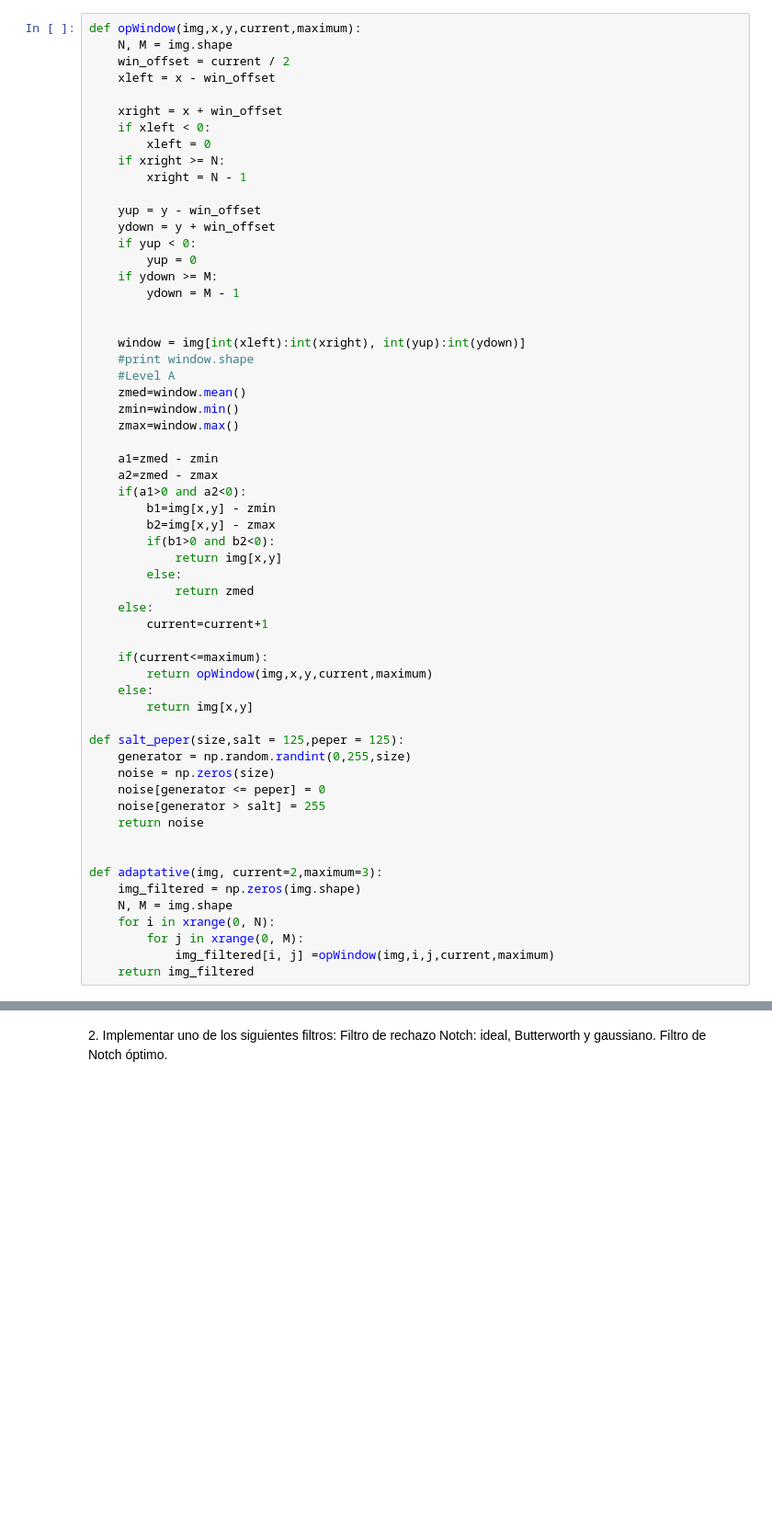
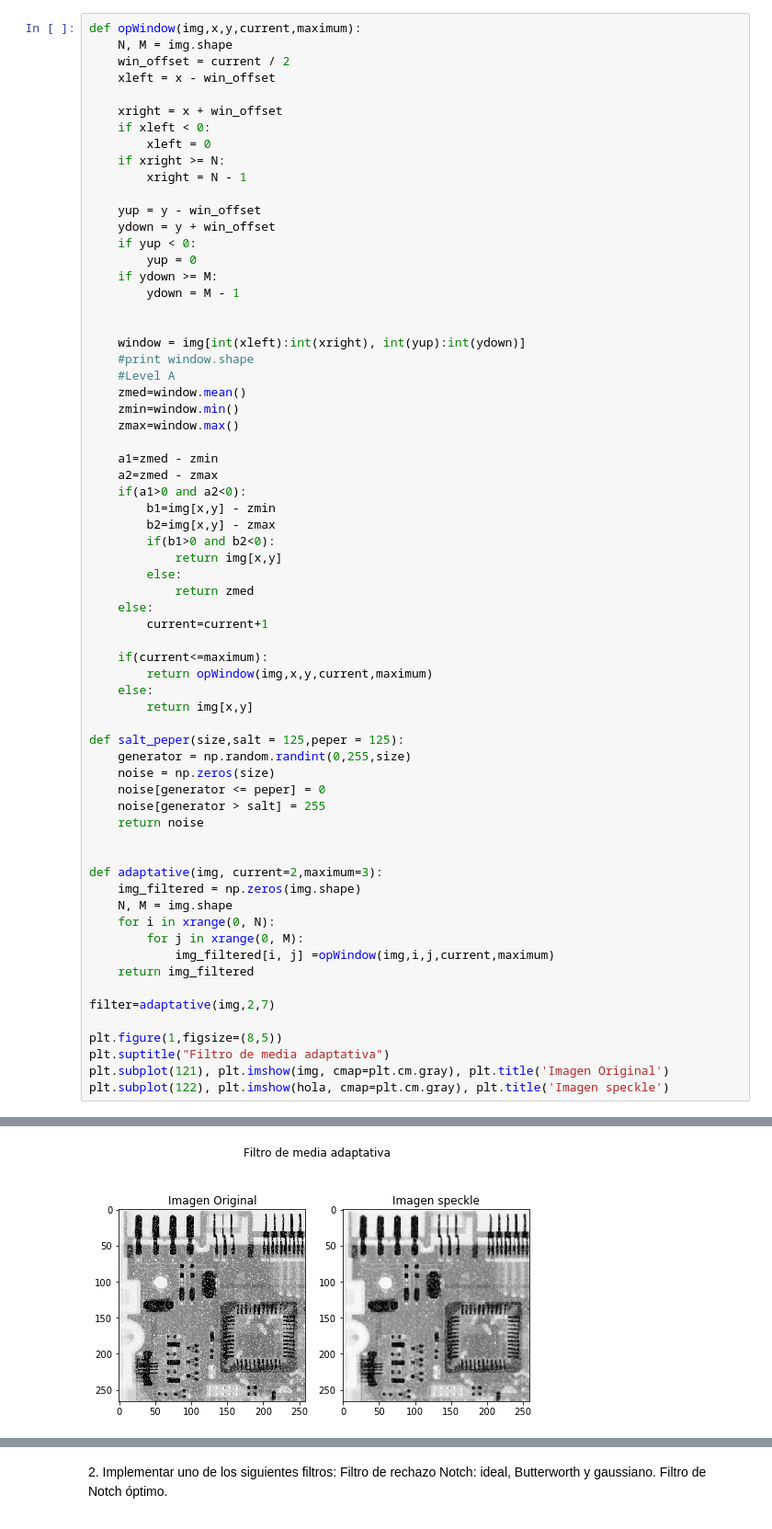
Before and after one commit to seradiazpin/MachineVisionUnal, a Jupyter notebook: Tarea6/Tarea6.ipynb, the cells around one changed output, grey strips where cells are left out. Shown: that part at 92% size. Cells and saved outputs as stored; diff of their text form; blank space fills up the shorter version.

```diff
--- a/Tarea6/Tarea6.ipynb
+++ b/Tarea6/Tarea6.ipynb
@@ -83,3 +83,11 @@ def adaptative(img, current=2,maximum=3):
         for j in xrange(0, M):
             img_filtered[i, j] =opWindow(img,i,j,current,maximum)
     return img_filtered
+
+filter=adaptative(img,2,7)
+
+plt.figure(1,figsize=(8,5))
+plt.suptitle("Filtro de media adaptativa")
+plt.subplot(121), plt.imshow(img, cmap=plt.cm.gray), plt.title('Imagen Original')
+plt.subplot(122), plt.imshow(hola, cmap=plt.cm.gray), plt.title('Imagen speckle')
+# %% [output]
@@ -85,0 +97 @@ def adaptative(img, current=2,maximum=3):
+[figure, added]
```
Also changed, not shown: parts of 7 cells of this notebook.
